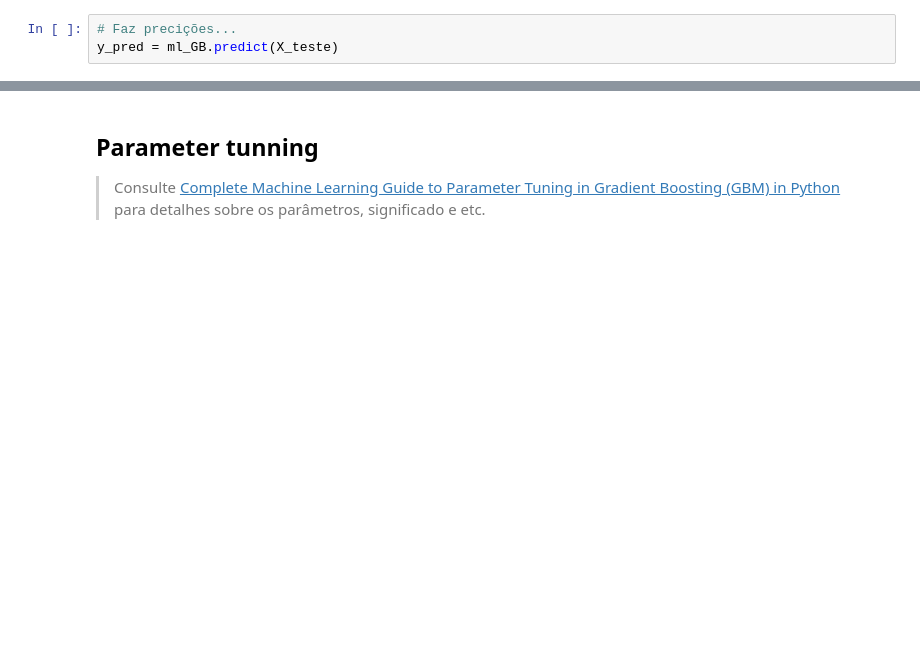
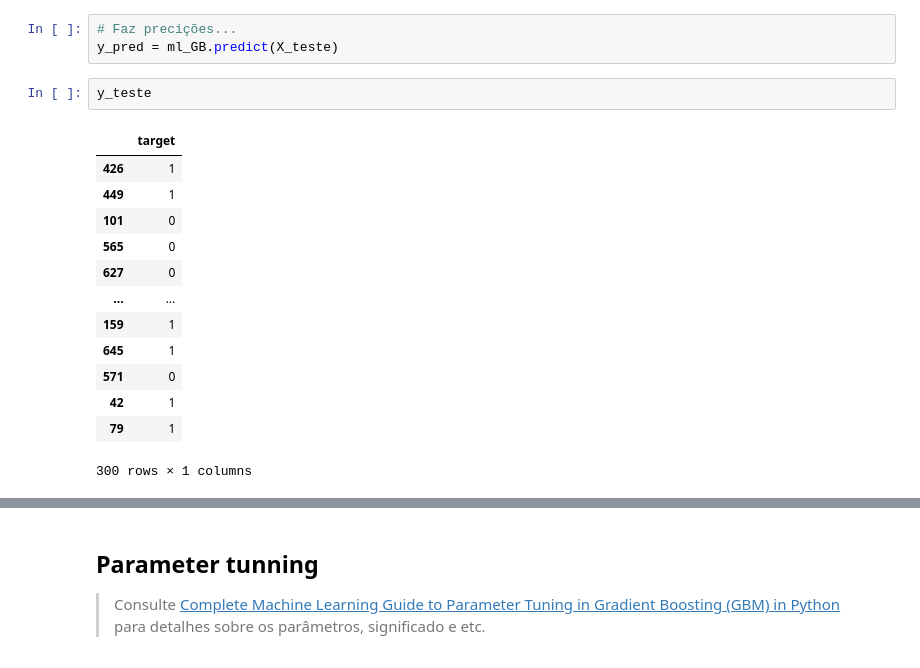
Before and after one commit to pimentad2020/DSWP, a Jupyter notebook: Notebooks/NB15_00__Machine_Learning___DSWP.ipynb, the cells around one changed output, grey strips where cells are left out. Drawn from its saved outputs; the diff is of its cells as text; blank space fills up the shorter version.

```diff
--- a/Notebooks/NB15_00__Machine_Learning___DSWP.ipynb
+++ b/Notebooks/NB15_00__Machine_Learning___DSWP.ipynb
@@ -1604,3 +1621,19 @@ print(f'Acurácias: {a_scores_CV}')
 # %%
 # Faz precições...
 y_pred = ml_GB.predict(X_teste)
+# %%
+y_teste
+# %% [output]
+|  | target |
+| 426 | 1 |
+| 449 | 1 |
+| 101 | 0 |
+| 565 | 0 |
+| 627 | 0 |
+| ... | ... |
+| 159 | 1 |
+| 645 | 1 |
+| 571 | 0 |
+| 42 | 1 |
+| 79 | 1 |
+300 rows × 1 columns
```
Also changed, not shown: parts of 73 cells of this notebook.
